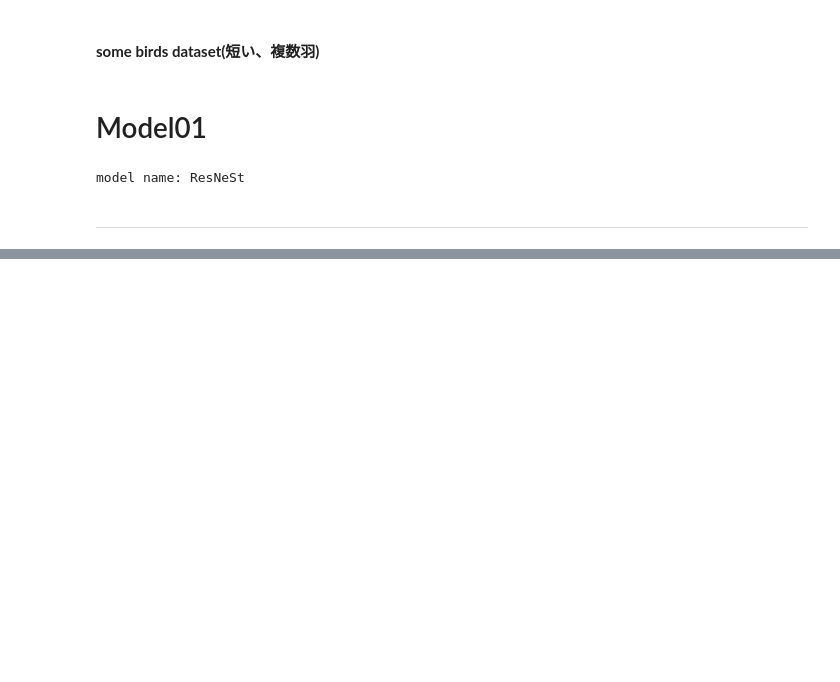
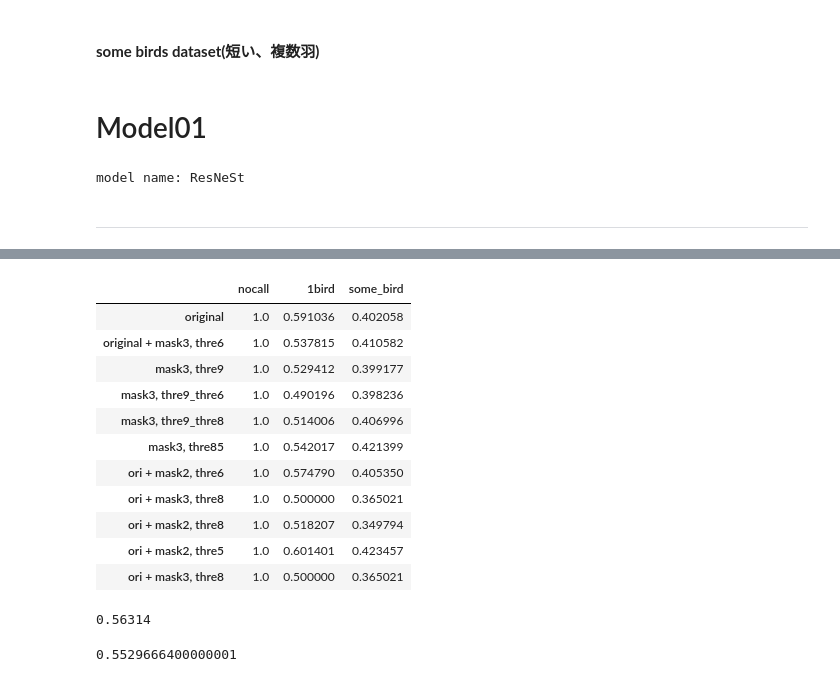
Before and after one commit to fkubota/kaggle-Cornell-Birdcall-Identification, a Jupyter notebook: nb/048_evaluate_stride_mask.ipynb, the cells around one changed output, grey strips where cells are left out. Cells and saved outputs as stored; diff of their text form; code cells hidden in the pictures; blank space fills up the shorter version.

```diff
--- a/nb/048_evaluate_stride_mask.ipynb
+++ b/nb/048_evaluate_stride_mask.ipynb
@@ -1822,0 +2040,2 @@ evaluate_model(model, mask_num=3)
+# %%
+df_result_thre6_mask2, sub_dict_thre6_mask2 = evaluate_model(model, prediction_joint_stride_mask, threshold=0.6, mask_num=2)
@@ -1822,0 +2052,2 @@ evaluate_model(model, mask_num=3)
+# %%
+df_result_thre8_mask2, sub_dict_thre5_mask2 = evaluate_model(model, prediction_joint_stride_mask, threshold=0.8, mask_num=2)
@@ -1822,0 +2070,34 @@ evaluate_model(model, mask_num=3)
+# %%
+_df = pd.concat([df_result_original,
+                 df_result_mask,
+                 df_result_mask3_thre9,
+                 df_result_mask3_thre9_thre6,
+                 df_result_mask3_thre9_thre8,
+                 df_result_mask3_thre85,
+                 df_result_thre6_mask2,
+                 df_result_thre8_mask3,
+                 df_result_thre8_mask2,
+                 df_result_thre5_mask2,
+                ])
+_df.index = ['original', 'original + mask3, thre6',
+             'mask3, thre9', 'mask3, thre9_thre6',
+             'mask3, thre9_thre8', 'mask3, thre85',
+             'ori + mask2, thre6',
+             'ori + mask3, thre8',
+             'ori + mask2, thre8',
+             'ori + mask2, thre5',
+            ]
+_df
+# %% [output]
+|  | nocall | 1bird | some_bird |
+| original | 1.0 | 0.591036 | 0.402058 |
+| original + mask3, thre6 | 1.0 | 0.537815 | 0.410582 |
+| mask3, thre9 | 1.0 | 0.529412 | 0.399177 |
+| mask3, thre9_thre6 | 1.0 | 0.490196 | 0.398236 |
+| mask3, thre9_thre8 | 1.0 | 0.514006 | 0.406996 |
+| mask3, thre85 | 1.0 | 0.542017 | 0.421399 |
+| ori + mask2, thre6 | 1.0 | 0.574790 | 0.405350 |
+| ori + mask3, thre8 | 1.0 | 0.500000 | 0.365021 |
+| ori + mask2, thre8 | 1.0 | 0.518207 | 0.349794 |
+| ori + mask2, thre5 | 1.0 | 0.601401 | 0.423457 |
+| ori + mask3, thre8 | 1.0 | 0.500000 | 0.365021 |
@@ -1822,0 +2112,26 @@ evaluate_model(model, mask_num=3)
+# %%
+# original
+
+some_bird_ratio = 0.5
+nocall = 0.619
+
+_1bird = 0.591
+some_bird = 0.402
+
+score = 0.544*nocall + 0.456*some_bird_ratio*_1bird + 0.456*(1-some_bird_ratio)*some_bird
+score
+# %% [output]
+0.56314
+# %%
+# original + mask3, thre0.6
+
+some_bird_ratio = 0.5
+nocall = 0.619
+
+_1bird = 0.5378
+some_bird = 0.41058
+
+score = 0.544*nocall + 0.456*some_bird_ratio*_1bird + 0.456*(1-some_bird_ratio)*some_bird
+score
+# %% [output]
+0.5529666400000001
```
Also changed, not shown: parts of 24 cells of this notebook, 2 other files.
